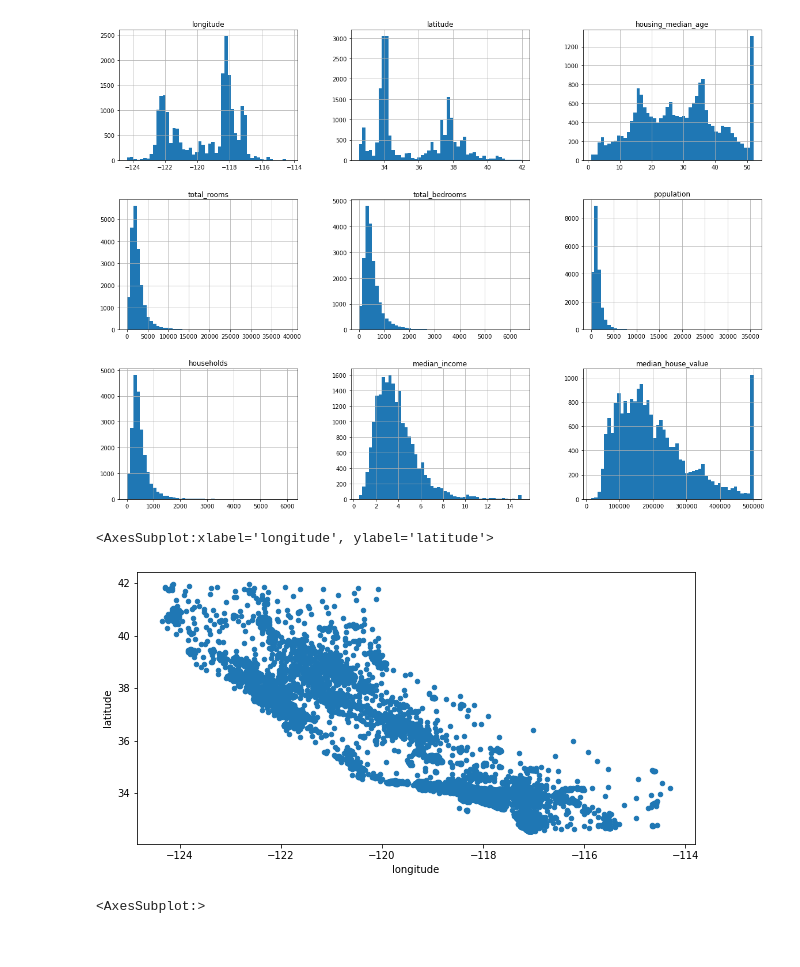
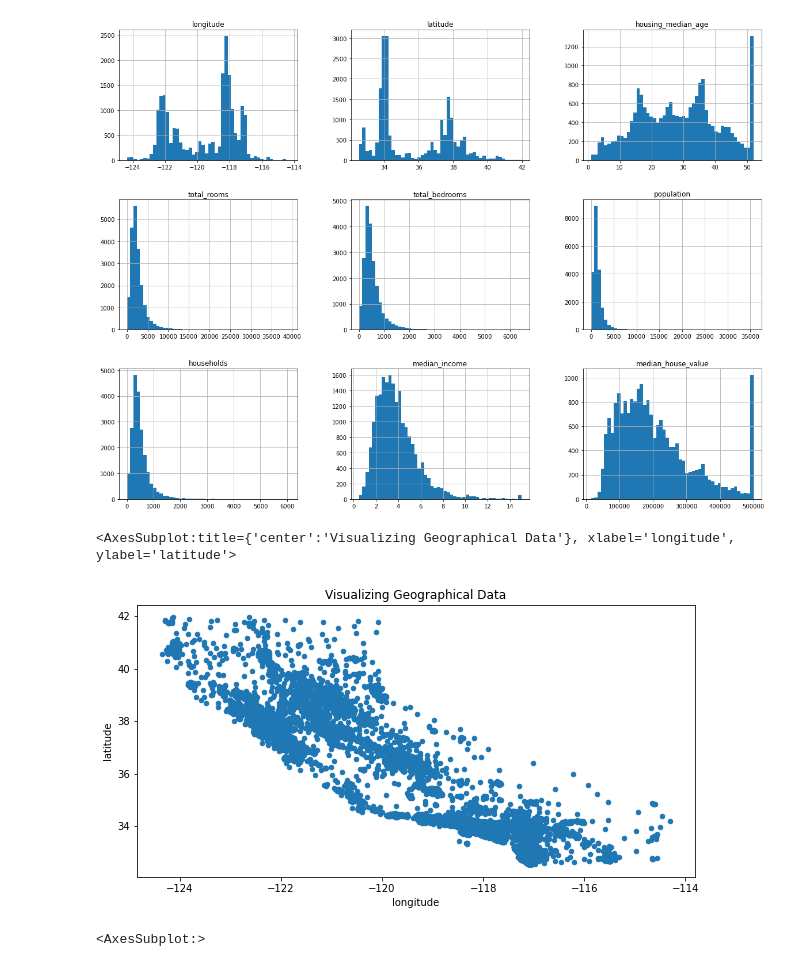
Before and after one commit to brianchangpe/Group_5_Project, a Jupyter notebook: Part-2/house_price_prediction.ipynb, the cells around one changed output. Drawn from its saved outputs; the diff is of its cells as text; code cells hidden in the pictures.

```diff
--- a/Part-2/house_price_prediction.ipynb
+++ b/Part-2/house_price_prediction.ipynb
@@ -123,10 +124,10 @@ array([[<AxesSubplot:title={'center':'longitude'}>,
 [figure]
 # %%
 # Visualizing Geographical Data
-df.plot(kind='scatter', x='longitude', y='latitude', figsize=(10,5))
+df.plot(kind='scatter', x='longitude', y='latitude', figsize=(10,5), title= 'Visualizing Geographical Data')
 # %% [output]
-<AxesSubplot:xlabel='longitude', ylabel='latitude'>
+<AxesSubplot:title={'center':'Visualizing Geographical Data'}, xlabel='longitude', ylabel='latitude'>
-[figure, old version]
+[figure, new version]
 # %%
 # Exploring the correlations in the data set
 plt.figure(figsize=(10, 5))
```
Also changed, not shown: parts of 12 cells of this notebook.
